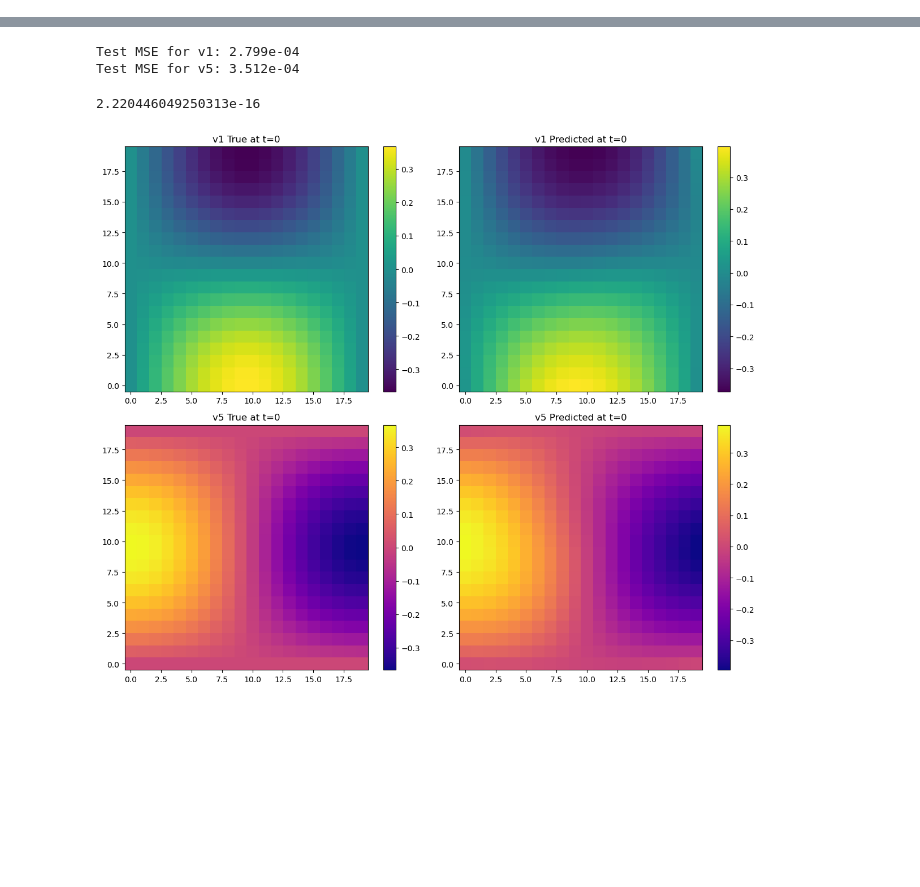
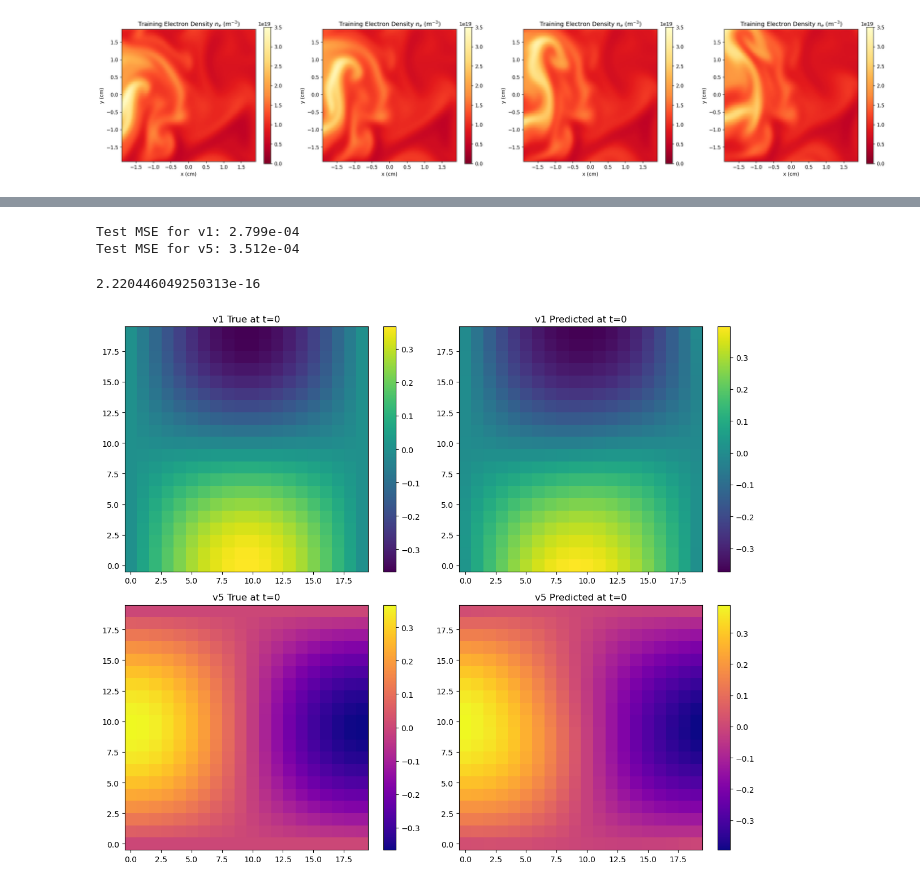
Before and after one commit to fmunguia-wulf/ECE228FinalProject, a Jupyter notebook: Test_Prediction.ipynb, the cells around one changed output, grey strips where cells are left out. Saved outputs shown, nothing was run; the diff lists cells and outputs as text; code cells hidden in the pictures; blank space fills up the shorter version.

```diff
--- a/Test_Prediction.ipynb
+++ b/Test_Prediction.ipynb
@@ -0,0 +1,21 @@
+# %%
+import h5py
+import torch
+import numpy as np
+import matplotlib.pyplot as plt
+from matplotlib import rcParams
+
+from utils.constants import *
+from pinn_setup import PINN
+
+rcParams['figure.dpi'] = 150
+# %%
+# Data storage variables
+DATA_FILE_NAME = 'data/plasma_data.h5'
+NT = 4
+NX, NY = 128, 89
+N_FRAME = NX * NY
+
+# Plotting variables
+SPACE_FACTOR = 100.0 * MINOR_RADIUS  # cm conversion
+SCATTER_POINT_SIZE = 10
@@ -0,0 +51,26 @@
+# %%
+x_min = np.min(xx)
+x_max = np.max(xx)
+y_min = np.min(yy)
+y_max = np.max(yy)
+# %%
+## Density - Electron
+
+fig, ax = plt.subplots(nrows=1, ncols=NT, figsize=(7*NT,5))
+
+for i in range(NT):
+    im = ax[i].pcolor(
+        xx, yy, den_frames[i],
+        vmin=0, vmax=3.5e19, cmap='YlOrRd_r'
+    )
+    cb = plt.colorbar(im)
+
+    ax[i].set_xlim(x_min, x_max)
+    ax[i].set_ylim(y_min, y_max)
+    ax[i].set_xlabel('x (cm)')
+    ax[i].set_ylabel('y (cm)')
+    ax[i].set_title('Training Electron Density $n_e$ (m$^{-3}$)')
+
+    ax[i].set_aspect('equal')
+# %% [output]
+[figure, added]
```
Also changed, not shown: parts of 4 cells of this notebook, 2 other files.
